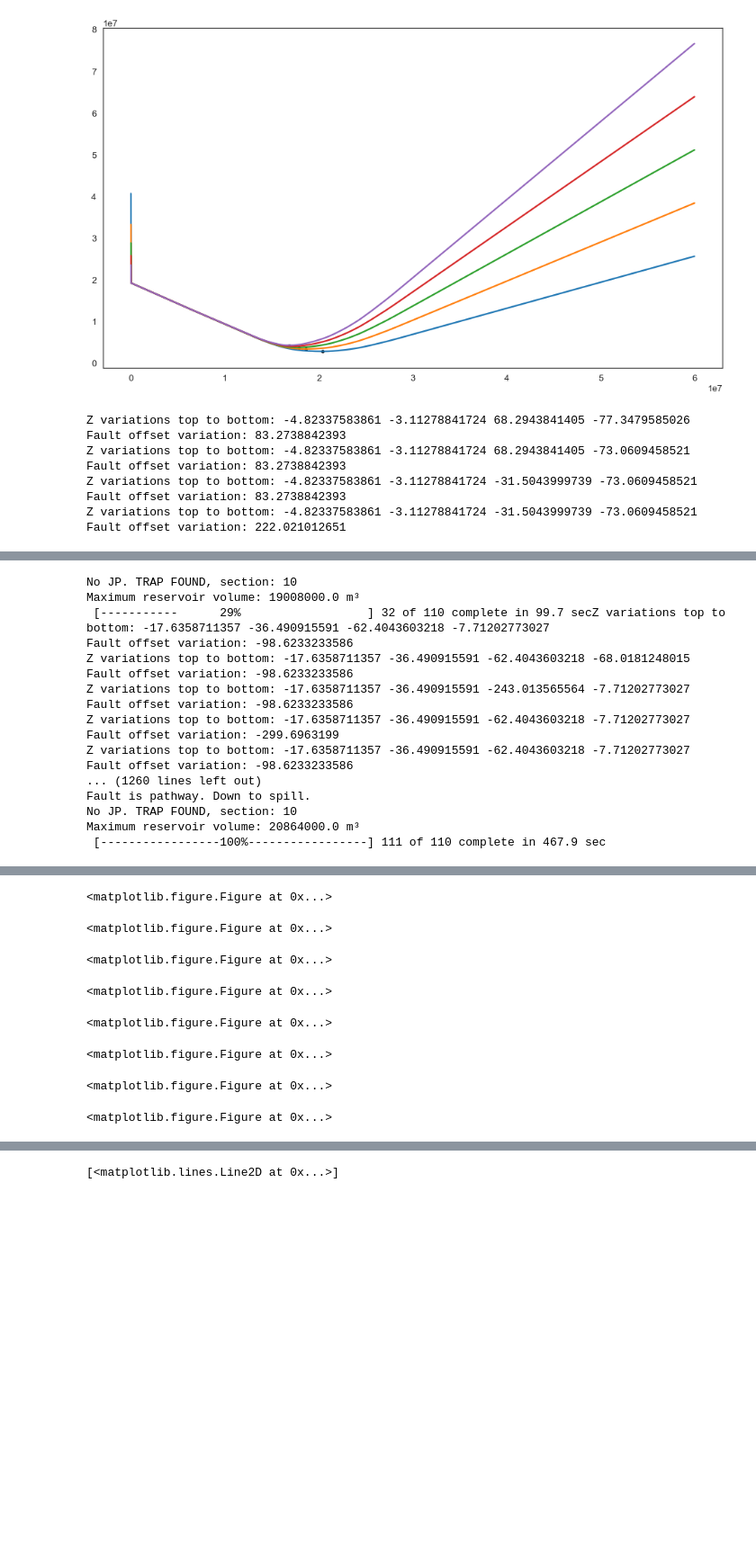
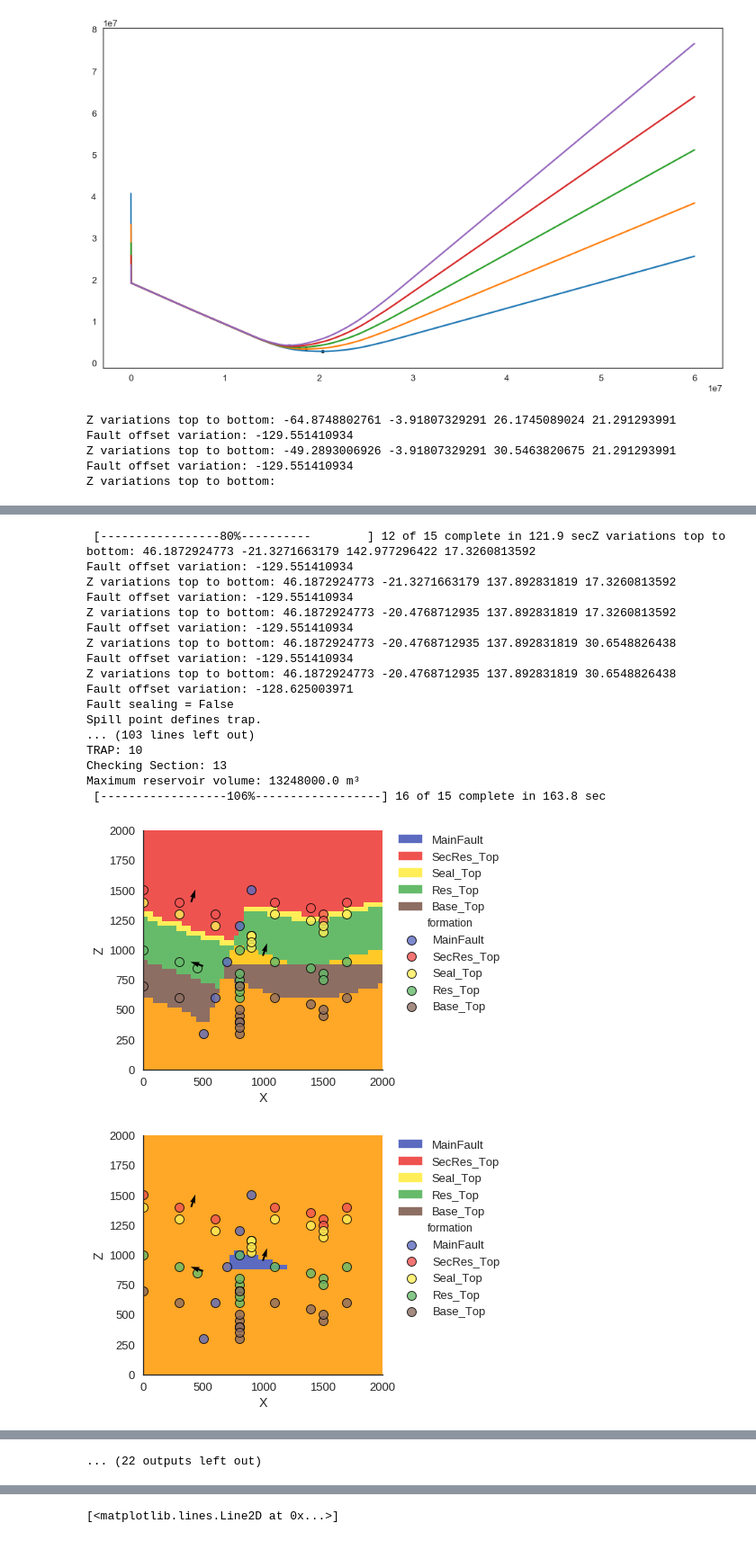
Before and after one commit to nre-aachen/Theses, a Jupyter notebook: Risk analysis/Notebooks/3D uncertainty Version 2 (improved model functions and likelihood implementation).ipynb, the cells around one changed output, grey strips where cells are left out. Shown at 90% size. Cells and saved outputs as stored; diff of their text form; code cells hidden in the pictures; blank space fills up the shorter version.

```diff
--- a/Risk analysis/Notebooks/3D uncertainty Version 2 (improved model functions and likelihood implementation).ipynb
+++ b/Risk analysis/Notebooks/3D uncertainty Version 2 (improved model functions and likelihood implementation).ipynb
@@ -953,17 +978,29 @@ std1 = 10
 std2 = 20
 std3 = 15
 
+#@pymc.stochastic
+#def sec_res_th_likelihood(value = 0, sec_res_th=sec_res_th):
+#    return pymc.normal_like(sec_res_th, 120., 1./np.square(std1))
+#
+#@pymc.stochastic
+#def seal_th_likelihood(value = 0, seal_th=seal_th):
+#    return pymc.normal_like(seal_th, 400., 1./np.square(std2))
+#
+#@pymc.stochastic
+#def res_th_likelihood(value = 0, res_th=res_th):
+#    return pymc.normal_like(res_th, 250., 1./np.square(std3))
+
 @pymc.stochastic
 def sec_res_th_likelihood(value = 0, sec_res_th=sec_res_th):
-    return pymc.normal_like(sec_res_th, 120., 1./np.square(std1))
+    return pymc.normal_like(sec_res_th, 150., 1./np.square(std1))
 
 @pymc.stochastic
 def seal_th_likelihood(value = 0, seal_th=seal_th):
-    return pymc.normal_like(seal_th, 400., 1./np.square(std2))
+    return pymc.normal_like(seal_th, 100., 1./np.square(std2))
 
 @pymc.stochastic
 def res_th_likelihood(value = 0, res_th=res_th):
-    return pymc.normal_like(res_th, 250., 1./np.square(std3))
+    return pymc.normal_like(res_th, 350., 1./np.square(std3))
 # %%
 #model = pymc.Model([pos_unc_model, z_unc_res_top, fault_sealing, fw_th, hw_th,
 #                    res_th_likelihood, seal_th_likelihood, sec_res_th_likelihood])
@@ -972,16 +1009,13 @@ model_L = pymc.Model([interp_unc, z_unc_res_top, z_unc_base_top, z_unc_seal_top,
                     res_th, seal_th, sec_res_th,
                     res_th_likelihood, seal_th_likelihood, sec_res_th_likelihood])
 # %%
-iterations=110
+iterations=15
 # %%
 M_L = pymc.MCMC(model_L)
-M_L.sample(iter=iterations, burn=10)
+M_L.sample(iter=iterations) #burn=10)
 # %% [output]
-Z variations top to bottom: -4.82337583861 -3.11278841724 68.2943841405 -77.3479585026
-Fault offset variation: 83.2738842393
-Z variations top to bottom: -4.82337583861 -3.11278841724 68.2943841405 -73.0609458521
-Fault offset variation: 83.2738842393
-Z variations top to bottom: -4.82337583861 -3.11278841724 -31.5043999739 -73.0609458521
-Fault offset variation: 83.2738842393
-Z variations top to bottom: -4.82337583861 -3.11278841724 -31.5043999739 -73.0609458521
-Fault offset variation: 222.021012651
+Z variations top to bottom: -64.8748802761 -3.91807329291 26.1745089024 21.291293991
+Fault offset variation: -129.551410934
+Z variations top to bottom: -49.2893006926 -3.91807329291 30.5463820675 21.291293991
+Fault offset variation: -129.551410934
+Z variations top to bottom:
@@ -1022,17 +1048,19 @@ Fault is pathway. Down to spill.
-No JP. TRAP FOUND, section: 10
-Maximum reservoir volume: 19008000.0 m³
- [-----------      29%                  ] 32 of 110 complete in 99.7 secZ variations top to bottom: -17.6358711357 -36.490915591 -62.4043603218 -7.71202773027
-Fault offset variation: -98.6233233586
-Z variations top to bottom: -17.6358711357 -36.490915591 -62.4043603218 -68.0181248015
-Fault offset variation: -98.6233233586
-Z variations top to bottom: -17.6358711357 -36.490915591 -243.013565564 -7.71202773027
-Fault offset variation: -98.6233233586
-Z variations top to bottom: -17.6358711357 -36.490915591 -62.4043603218 -7.71202773027
-Fault offset variation: -299.6963199
-Z variations top to bottom: -17.6358711357 -36.490915591 -62.4043603218 -7.71202773027
-Fault offset variation: -98.6233233586
-... (1260 lines left out)
-Fault is pathway. Down to spill.
-No JP. TRAP FOUND, section: 10
-Maximum reservoir volume: 20864000.0 m³
- [-----------------100%-----------------] 111 of 110 complete in 467.9 sec
+ [-----------------80%----------        ] 12 of 15 complete in 121.9 secZ variations top to bottom: 46.1872924773 -21.3271663179 142.977296422 17.3260813592
+Fault offset variation: -129.551410934
+Z variations top to bottom: 46.1872924773 -21.3271663179 137.892831819 17.3260813592
+Fault offset variation: -129.551410934
+Z variations top to bottom: 46.1872924773 -20.4768712935 137.892831819 17.3260813592
+Fault offset variation: -129.551410934
+Z variations top to bottom: 46.1872924773 -20.4768712935 137.892831819 30.6548826438
+Fault offset variation: -129.551410934
+Z variations top to bottom: 46.1872924773 -20.4768712935 137.892831819 30.6548826438
+Fault offset variation: -128.625003971
+Fault sealing = False
+Spill point defines trap.
+... (103 lines left out)
+TRAP: 10
+Checking Section: 13
+Maximum reservoir volume: 13248000.0 m³
+ [------------------106%------------------] 16 of 15 complete in 163.8 sec
+[figure, added]
+[figure, added]
@@ -1039,8 +1073 @@ Maximum reservoir volume: 20864000.0 m³
-<matplotlib.figure.Figure at 0x...>
+... (22 outputs left out)
-<matplotlib.figure.Figure at 0x...>
-<matplotlib.figure.Figure at 0x...>
-<matplotlib.figure.Figure at 0x...>
-<matplotlib.figure.Figure at 0x...>
-<matplotlib.figure.Figure at 0x...>
-<matplotlib.figure.Figure at 0x...>
-<matplotlib.figure.Figure at 0x...>
```
Also changed, not shown: parts of 11 cells of this notebook.
